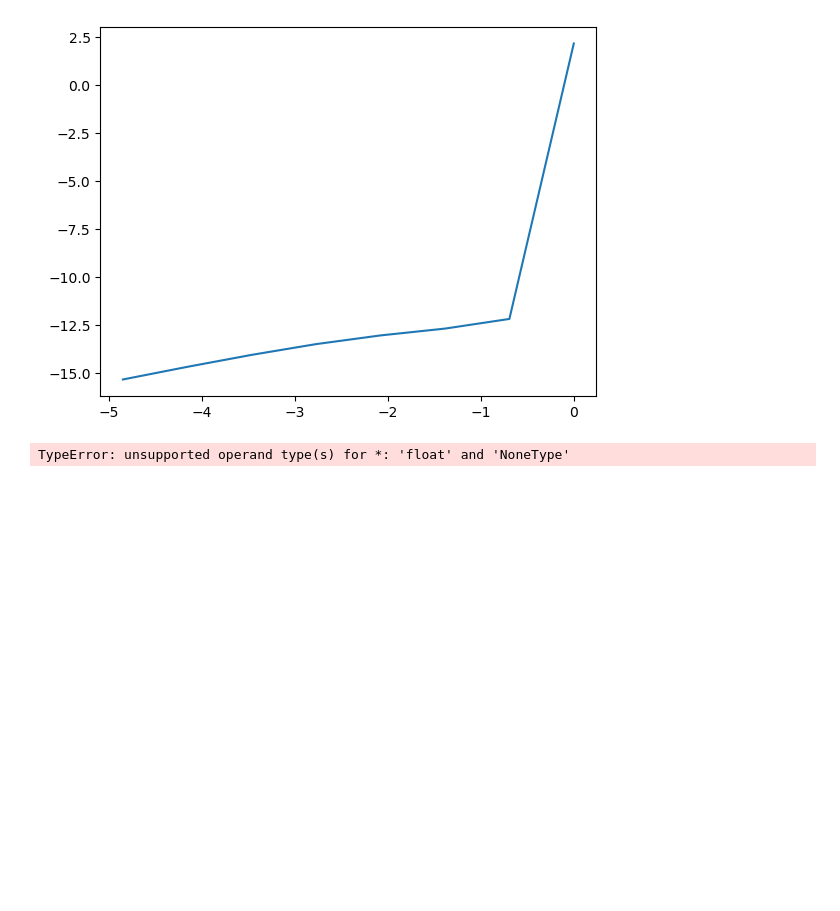
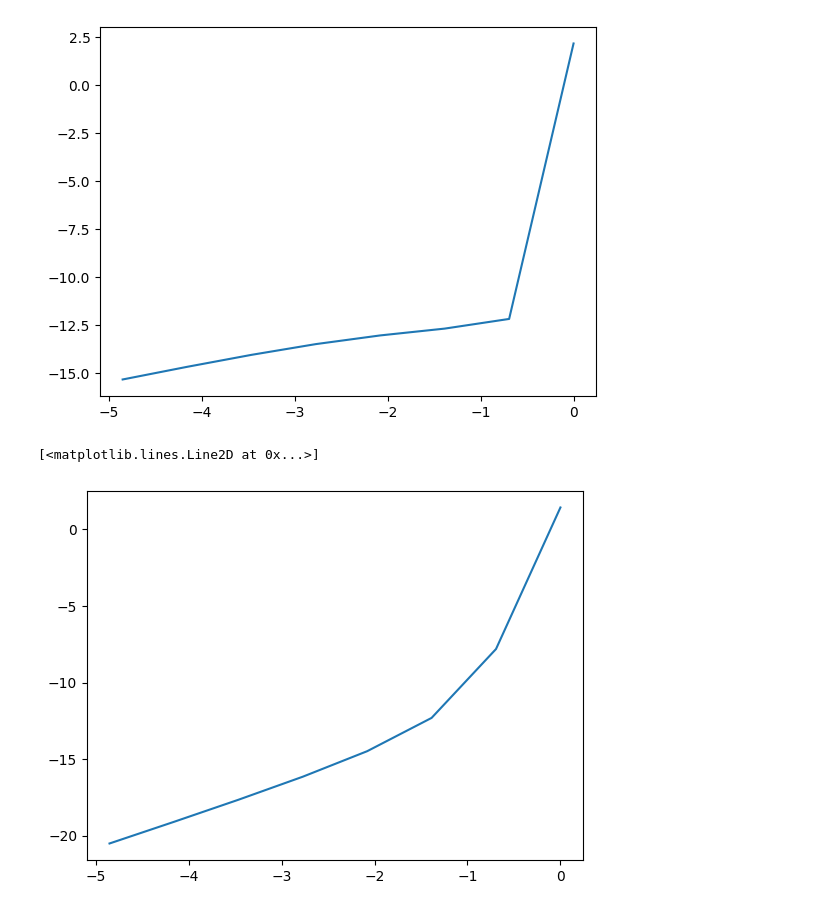
Before and after one commit to bravoivanagustin/ModCont, a Jupyter notebook: guias/guia1labo.ipynb, the cells around one changed output. Cells and saved outputs as stored; diff of their text form; code cells hidden in the pictures; blank space fills up the shorter version.

```diff
--- a/guias/guia1labo.ipynb
+++ b/guias/guia1labo.ipynb
@@ -49,18 +49,18 @@ plt.plot(t, P1)
 [<matplotlib.lines.Line2D at 0x...>]
 [figure]
 # %%
-def errorh(M):
+def errorh(M, funcion):
     e = [0 for i in range(M)]
     h = [0 for j in range(M)]
     for i in range(M):
         H = 2**(-i)
         h[i] = H
-        t,P = logistica(H, 0, 10, P0, r, K)
+        t,P = funcion(H, 0, 10, P0, r, K)
         P1 = [(K/(1+((K-P0)/P0*np.exp(-r*i)))) for i in t]
         e[i] = abs(P[-1]-P1[-1])
     return (e, h)
 # %%
-e, h = errorh(8)
+e, h = errorh(8, logistica)
 # %%
 plt.plot(np.log(h),np.log(e))
 # %% [output]
@@ -68,7 +68,7 @@ plt.plot(np.log(h),np.log(e))
 [figure]
 # %%
 def f(t, P):
-    r*P*(1-(P/K))
+    return r*P*(1-(P/K))
 # %%
 def logistica2(h,a,b,P0,r,K):
     n = int((b-a)/h)
@@ -80,7 +80,10 @@ def logistica2(h,a,b,P0,r,K):
         P[i+1] = P[i] + h*f(t[i]+(h/2), P[i]+(h/2)*f(t[i], P[i]))
 
     return (t, P)
-# %%
-t, P = logistica2(0.1, 0, 10, P0, r, K)
-# %% [output]
-TypeError: unsupported operand type(s) for *: 'float' and 'NoneType'
+# %%
+e, h = errorh(8, logistica2)
+# %%
+plt.plot(np.log(h),np.log(e))
+# %% [output]
+[<matplotlib.lines.Line2D at 0x...>]
+[figure, added]
```
Also changed, not shown: parts of 15 cells of this notebook.
